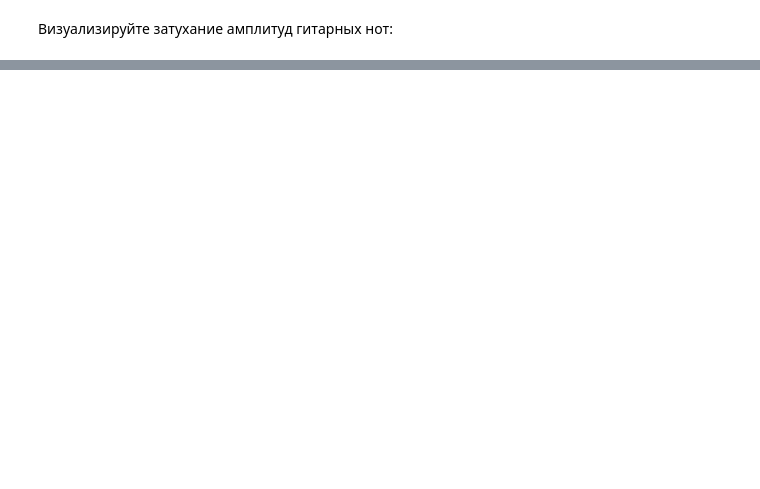
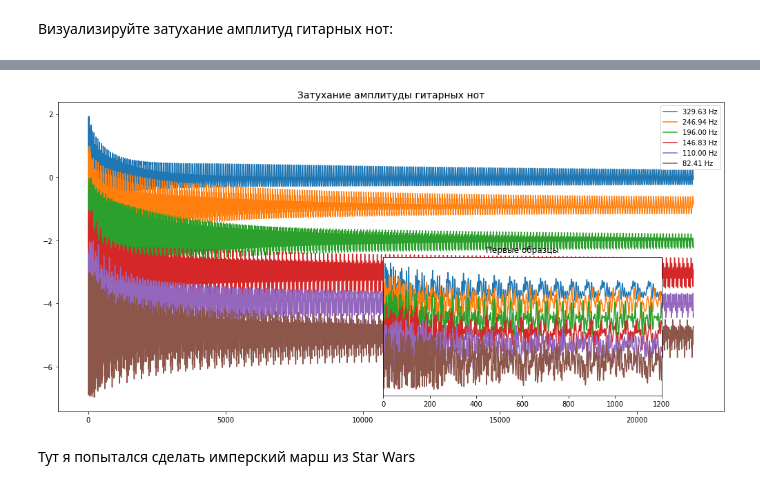
Before and after one commit to tinctura13/kontyp, a Jupyter notebook: lab1.ipynb, the cells around one changed output, grey strips where cells are left out. Cells and saved outputs as stored; diff of their text form; code cells hidden in the pictures; blank space fills up the shorter version.

```diff
--- a/lab1.ipynb
+++ b/lab1.ipynb
@@ -340,0 +364,11 @@ plt.grid()
+# %%
+freqs = [329.63, 246.94, 196.0, 146.83, 110.0, 82.41]
+# %%
+for freq in freqs:
+    np.random.seed(seed=1)
+    sample_rate = 22050 # 44100
+    sec = 1
+    gen_len = sample_rate * sec
+    noise = (2 * np.random.uniform(-1, 1, int(sample_rate/freq))) # [-1, 1]
+    gen_string = karplus_strong(noise, gen_len)
+    display(Audio(data=gen_string, rate=sr))
@@ -340,0 +382,25 @@ plt.grid()
+# %%
+waveforms = []
+for ind, freq in enumerate(freqs):
+    wavetable_size = sample_rate // int(freq)
+    noise = (2 * np.random.uniform(-1, 1, int(sample_rate/freq)))
+    sample = karplus_strong(noise, gen_len)
+    waveforms.append(sample)
+# %%
+plt.figure(figsize=(14, 7))
+for ind, (waveform, freq) in enumerate(zip(waveforms, freqs)):
+    plt.plot(waveform - ind, label=f'{freq:.2f} Hz')
+plt.legend(loc='upper right')
+plt.title('Затухание амплитуды гитарных нот', fontsize=14)
+
+a = plt.axes([.5, .1, .4, .4], facecolor='white')
+plt.yticks([])
+for ind, (waveform, freq) in enumerate(zip(waveforms, freqs)):
+    plt.plot(waveform - ind, label=f'{freq:.2f} Hz')
+plt.xlim(0, 1200)
+plt.title('Первые образцы')
+plt.tight_layout();
+# %% [output]
+[figure, added]
+# %% [markdown]
+Тут я попытался сделать имперский марш из Star Wars
```
Also changed, not shown: parts of 11 cells of this notebook.
